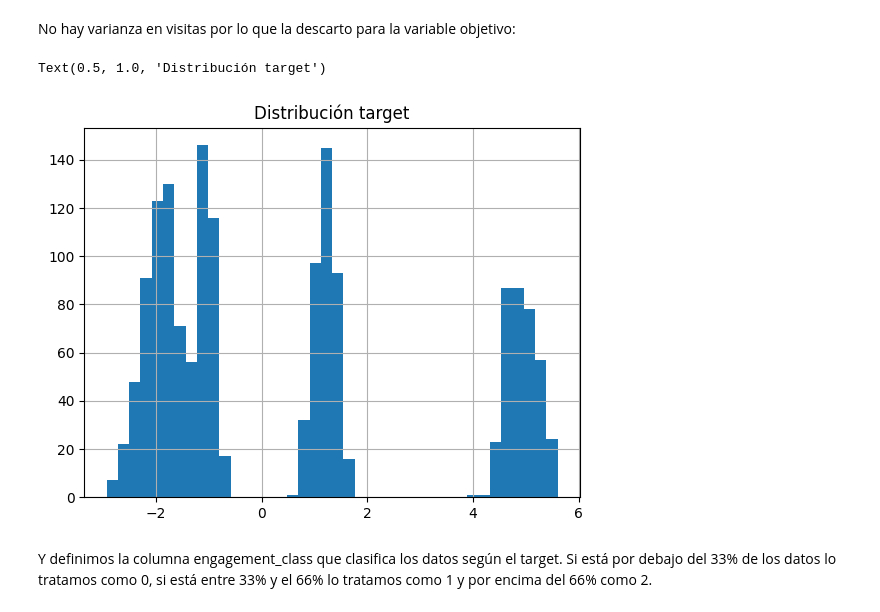
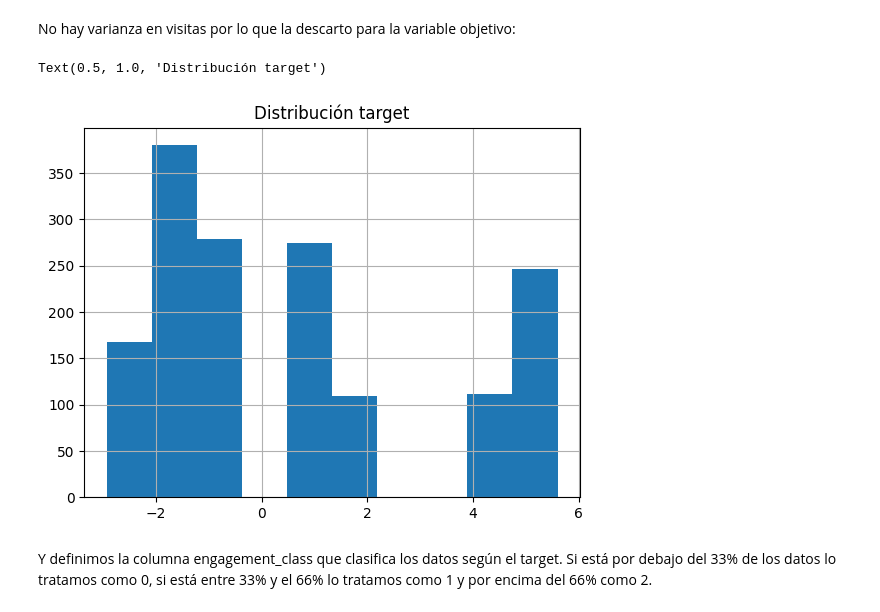
Before and after one commit to MiguelZazu/Practica_Deep_Learning, a Jupyter notebook: Proyecto/Practica.ipynb, the cells around one changed output. Saved outputs shown, nothing was run; the diff lists cells and outputs as text; code cells hidden in the pictures.

Commit message:
cambio variable target

```diff
--- a/Proyecto/Practica.ipynb
+++ b/Proyecto/Practica.ipynb
@@ -157,10 +157,10 @@ No hay varianza en visitas por lo que la descarto para la variable objetivo:
 # %%
 df["target"] = np.log1p(df['Likes'] + df['Bookmarks'] * 2) - np.log1p(df['Dislikes'])
 # %%
-df['target'].hist(bins=40); plt.title("Distribución target")
+df['target'].hist(bins=10); plt.title("Distribución target")
 # %% [output]
 Text(0.5, 1.0, 'Distribución target')
-[figure, old version]
+[figure, new version]
 # %% [markdown]
 Y definimos la columna engagement_class que clasifica los datos según el target. Si está por debajo del 33% de los datos lo tratamos como 0, si está entre 33% y el 66% lo tratamos como 1 y por encima del 66% como 2.
 # %%
```
Also changed, not shown: parts of 3 cells of this notebook, 3 other files.
